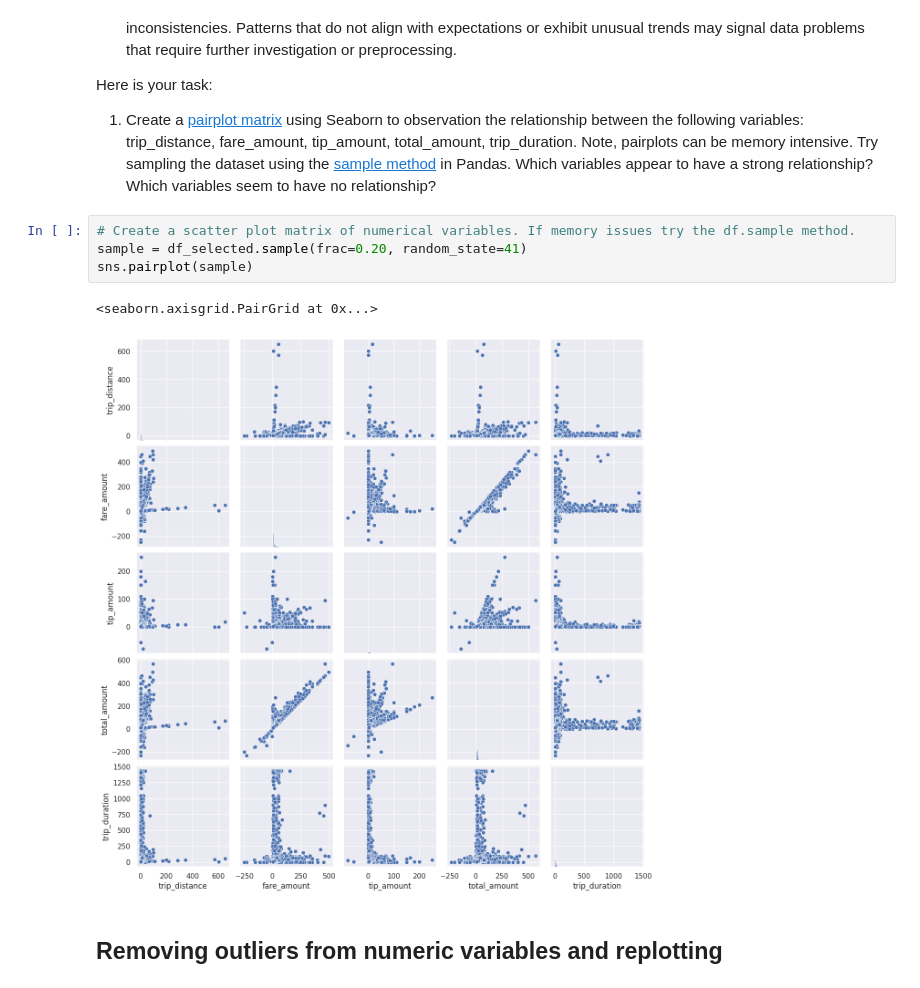
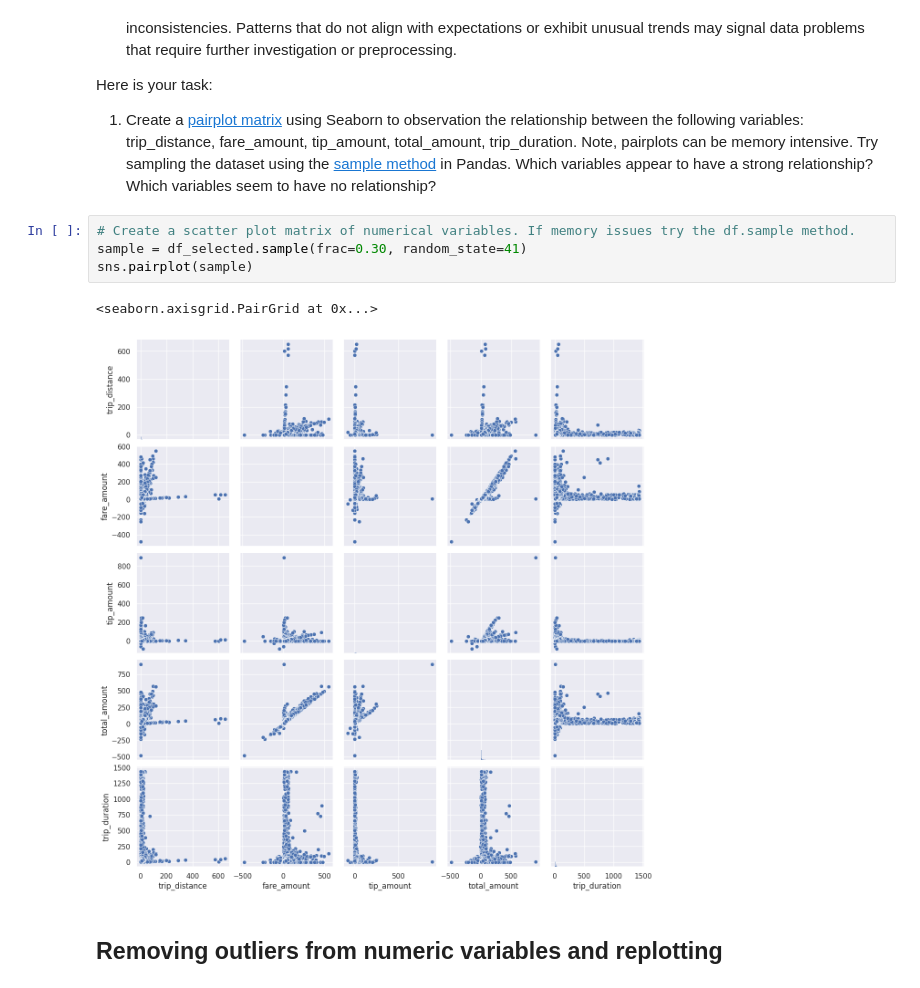
Before and after one commit to dhrits/mec2-projects, a Jupyter notebook: DSagar_Student_MLE_MiniProject_EDA.ipynb, the cells around one changed output. Cells and saved outputs as stored; diff of their text form.

```diff
--- a/DSagar_Student_MLE_MiniProject_EDA.ipynb
+++ b/DSagar_Student_MLE_MiniProject_EDA.ipynb
@@ -243,11 +272,11 @@ Here is your task:
   1. Create a [pairplot matrix](https://seaborn.pydata.org/generated/seaborn.pairplot.html) using Seaborn to observation the relationship between the following variables: trip_distance, fare_amount, tip_amount, total_amount, trip_duration. Note, pairplots can be memory intensive. Try sampling the dataset using the [sample method](https://pandas.pydata.org/docs/reference/api/pandas.DataFrame.sample.html) in Pandas. Which variables appear to have a strong relationship? Which variables seem to have no relationship?
 # %%
 # Create a scatter plot matrix of numerical variables. If memory issues try the df.sample method.
-sample = df_selected.sample(frac=0.20, random_state=41)
+sample = df_selected.sample(frac=0.30, random_state=41)
 sns.pairplot(sample)
 # %% [output]
 <seaborn.axisgrid.PairGrid at 0x...>
-[figure, old version]
+[figure, new version]
 # %% [markdown]
 ## Removing outliers from numeric variables and replotting
 # %%
```
Also changed, not shown: parts of 16 cells of this notebook.
